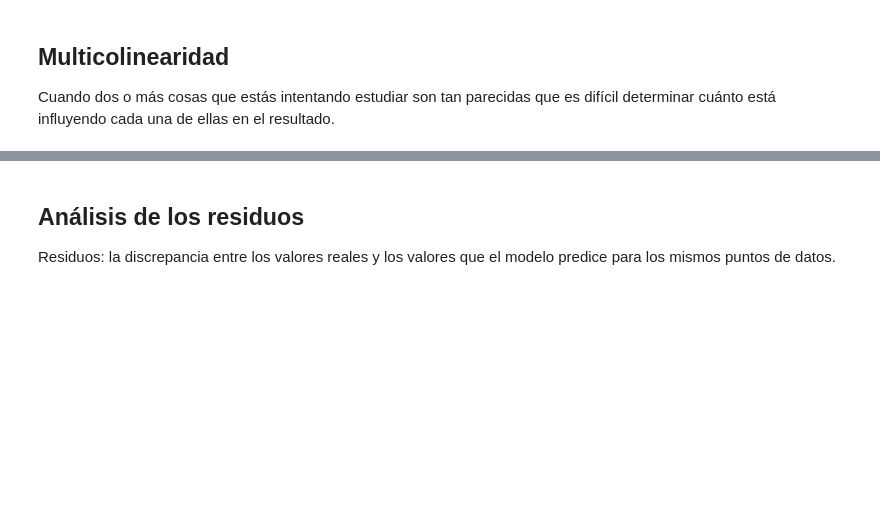
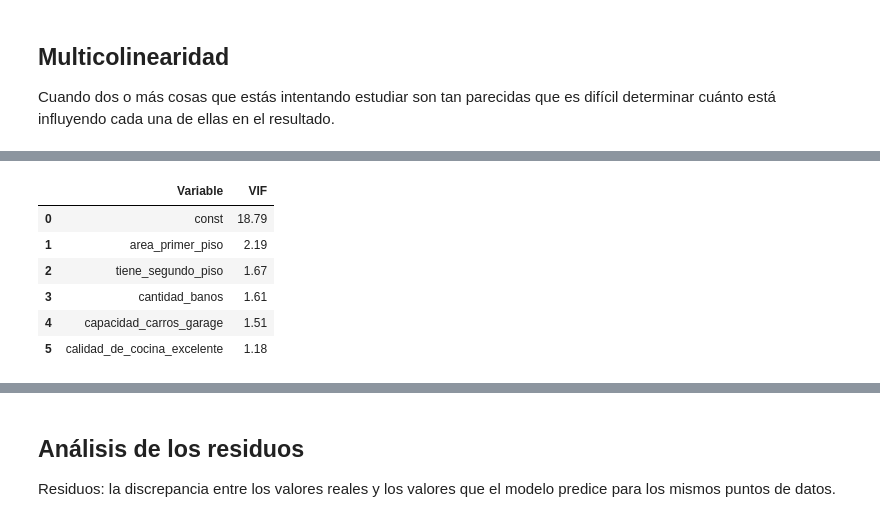
Before and after one commit to JLuceroVasquez/data-science-probando-relaciones-con-regresion-lineal, a Jupyter notebook: precios-de-inmuebles-regresion-lineal.ipynb, the cells around one changed output, grey strips where cells are left out. Drawn from its saved outputs; the diff is of its cells as text; code cells hidden in the pictures; blank space fills up the shorter version.

```diff
--- a/precios-de-inmuebles-regresion-lineal.ipynb
+++ b/precios-de-inmuebles-regresion-lineal.ipynb
@@ -707,0 +730,14 @@ Cuando dos o más cosas que estás intentando estudiar son tan parecidas que es
+# %%
+# VIF 2
+vif_2 = pd.DataFrame()
+vif_2['Variable'] = explicativas_modelo_2
+vif_2['VIF'] = [vif(exog=x_entrenamiento[explicativas_modelo_2], exog_idx=i) for i in range(len(explicativas_modelo_2))]
+vif_2.round(2)
+# %% [output]
+|  | Variable | VIF |
+| 0 | const | 18.79 |
+| 1 | area_primer_piso | 2.19 |
+| 2 | tiene_segundo_piso | 1.67 |
+| 3 | cantidad_banos | 1.61 |
+| 4 | capacidad_carros_garage | 1.51 |
+| 5 | calidad_de_cocina_excelente | 1.18 |
```
Also changed, not shown: parts of 28 cells of this notebook.
